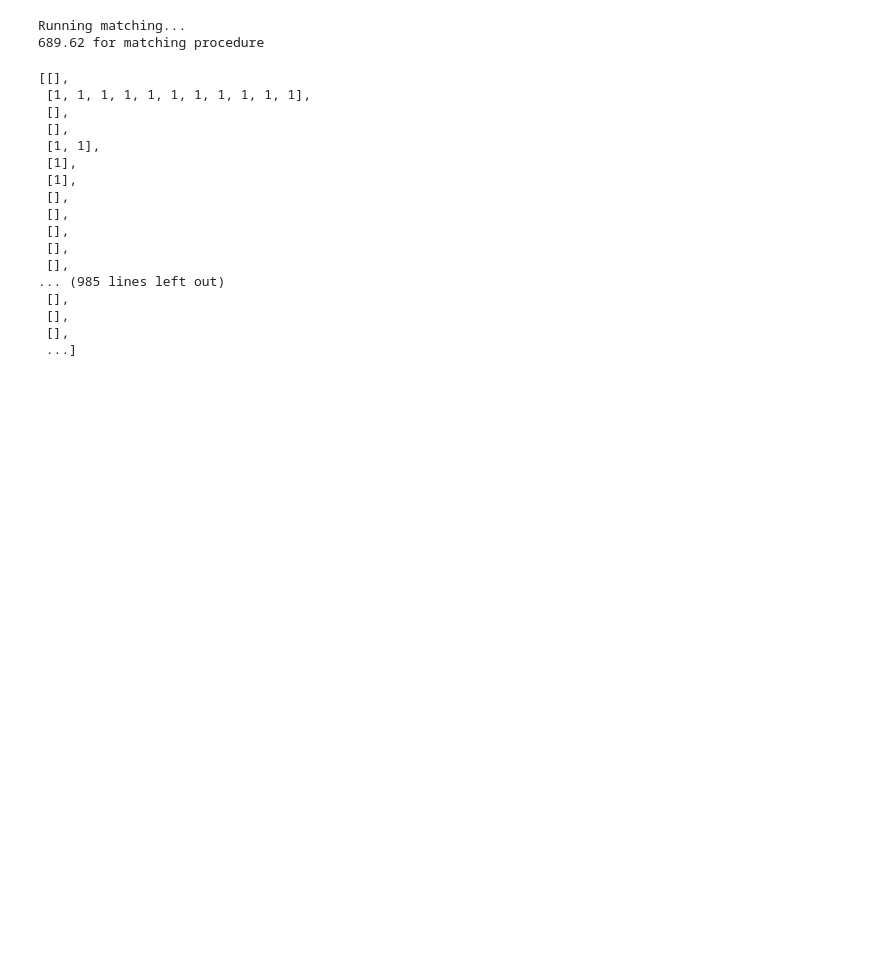
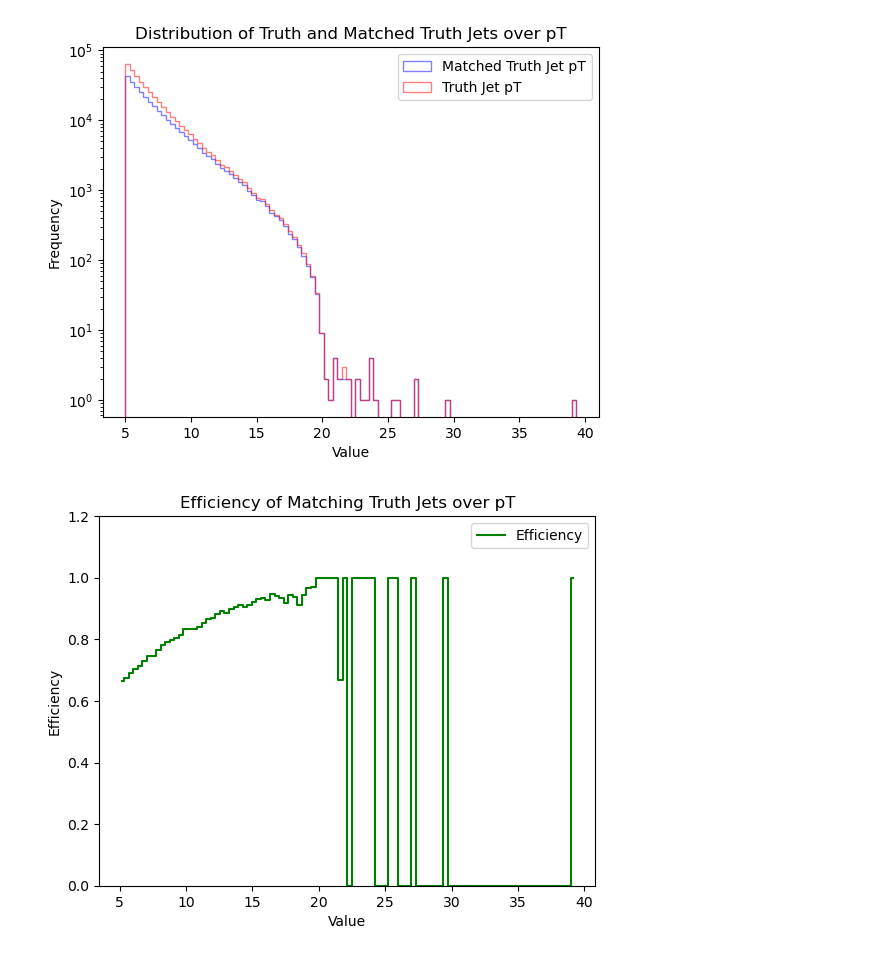
Before and after one commit to adzhPhy/atlas-jet-opt, a Jupyter notebook: truthJetIsReco.ipynb, the cells around one changed output. Drawn from its saved outputs; the diff is of its cells as text; code cells hidden in the pictures; blank space fills up the shorter version.

Commit message:
Matching algorithm and Efficiency of Matching for Unified Flow Objects and Particle Flow Objects

```diff
--- a/truthJetIsReco.ipynb
+++ b/truthJetIsReco.ipynb
@@ -79,0 +107,6 @@ reco_jets = tree.arrays(['jet_pt', 'jet_eta', 'jet_phi', 'jet_m'], library="np")
+# %%
+start = time.time()
+print("Running matching...")
+res = [main(zipd_t[x], zipd_r[x]) for x in range(len(zipd_t))]
+end = time.time()
+print(f"{end-start:.2f} seconds for matching procedure")
@@ -149,29 +150,0 @@ def main(eventT, eventR):
-# %%
-res = []
-start = time.time()
-print("Running matching...")
-for x in range(len(zipd_t)):
-    res.append(main(zipd_t[x], zipd_r[x]))
-end = time.time()
-print(f"{end-start:.2f} seconds for matching procedure")
-res
-# %% [output]
-Running matching...
-689.62 for matching procedure
-[[],
- [1, 1, 1, 1, 1, 1, 1, 1, 1, 1, 1],
- [],
- [],
- [1, 1],
- [1],
- [1],
- [],
- [],
- [],
- [],
- [],
-... (985 lines left out)
- [],
- [],
- [],
- ...]
@@ -181,0 +153,30 @@ truthJetXIsReco = [tjets["truthJet_pt"][x] for x in truthJetXIsRecoIndeces]
+# %%
+truth_pts = ak.Array(tjets["truthJet_pt"].tolist())
+data = ak.zip({"pt":truth_pts/1000, "weight": res})
+
+plt.figure()
+numHist, bin_edges, _ = plt.hist(ak.flatten(data)["pt"], weights=ak.flatten(data)["weight"],alpha=0.5, bins=100, label="Matched Truth Jet pT", color="blue", histtype="step")
+denomHist, bin_edges, _ = plt.hist(ak.flatten(data)["pt"], alpha=0.5, bins=100, label="Truth Jet pT", color="red", histtype="step")
+plt.xlabel("Value")
+plt.ylabel("Frequency")
+plt.yscale("log")
+plt.title("Distribution of Truth and Matched Truth Jets over pT")
+plt.legend()
+plt.show()
+
+
+plt.figure()
+efficiency = np.divide(numHist, denomHist, out=np.zeros_like(numHist), where=denomHist != 0)
+bin_centers = (bin_edges[:-1] + bin_edges[1:]) / 2
+plt.step(bin_centers ,efficiency, where="mid", label="Efficiency", color="green")
+
+
+plt.xlabel("Value")
+plt.ylabel("Efficiency")
+plt.title("Efficiency of Matching Truth Jets over pT")
+plt.ylim(0, 1.2)
+plt.legend()
+plt.show()
+# %% [output]
+[figure, added]
+[figure, added]
```
Also changed, not shown: parts of 20 cells of this notebook, 13 other files.
